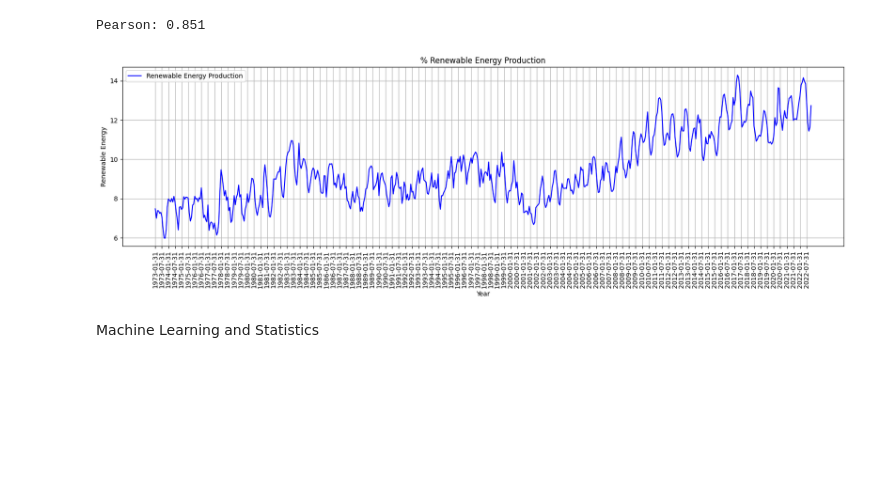
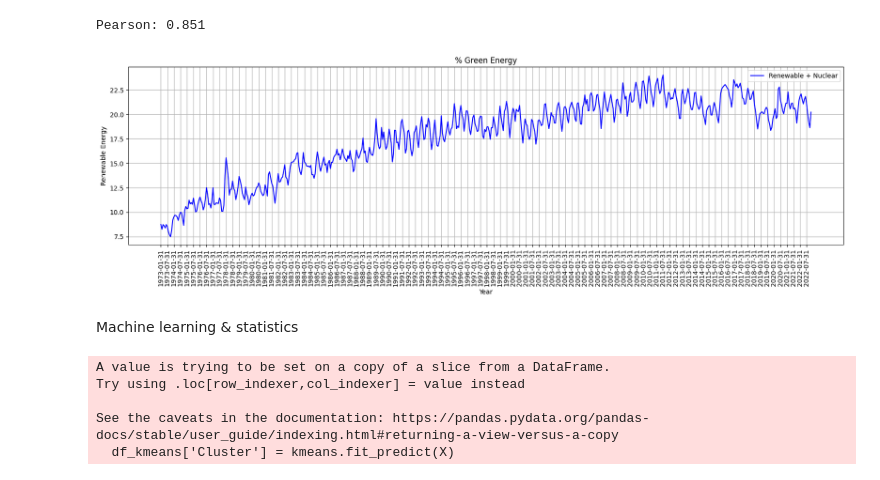
Before and after one commit to ChristianChimi/Energy-Sector-Analysis, a Jupyter notebook: Energy.ipynb, the cells around one changed output. Cells and saved outputs as stored; diff of their text form; code cells hidden in the pictures; blank space fills up the shorter version.

```diff
--- a/Energy.ipynb
+++ b/Energy.ipynb
@@ -95,18 +96,35 @@ print(f"Pearson: {correlation:.3f}")
 # %% [output]
 Pearson: 0.851
 # %%
-df["% Renewable"]= df['Total Renewable Energy Production']/df['Total Primary Energy Production']*100
+df["% Renewable"]= (df['Total Renewable Energy Production']+ df['Nuclear Electric Power Production'])/df['Total Primary Energy Production']*100
 # %%
 plt.figure(figsize=(20, 5))
-plt.plot(df['Date'], df['% Renewable'], linestyle='-', color='b', label='Renewable Energy Production')
+plt.plot(df['Date'], df['% Renewable'], linestyle='-', color='b', label='Renewable + Nuclear')
 plt.xlabel('Year')
 plt.ylabel('Renewable Energy')
-plt.title('% Renewable Energy Production')
-plt.xticks(df['Date'][::6], rotation=90)  # Ensure proper spacing and rotation
+plt.title('% Green Energy')
+plt.xticks(df['Date'][::6], rotation=90)
 plt.legend()
 plt.grid()
 plt.show()
 # %% [output]
-[figure, old version]
+[figure, new version]
-# %% [markdown]
-Machine Learning and Statistics
+# %% [markdown]
+Machine learning & statistics
+# %%
+df['Renewable_YoY_Change'] = df['Total Renewable Energy Production'].diff()
+
+kmeans = KMeans(n_clusters=4, random_state=42)
+
+df_kmeans = df.dropna(subset=['Renewable_YoY_Change'])
+X = df_kmeans[['Renewable_YoY_Change']]
+
+# Clustering
+kmeans = KMeans(n_clusters=3, random_state=42)
+df_kmeans['Cluster'] = kmeans.fit_predict(X)
+# %% [output]
+A value is trying to be set on a copy of a slice from a DataFrame.
+Try using .loc[row_indexer,col_indexer] = value instead
+
+See the caveats in the documentation: https://pandas.pydata.org/pandas-docs/stable/user_guide/indexing.html#returning-a-view-versus-a-copy
+  df_kmeans['Cluster'] = kmeans.fit_predict(X)
```
Also changed, not shown: parts of 4 cells of this notebook.
